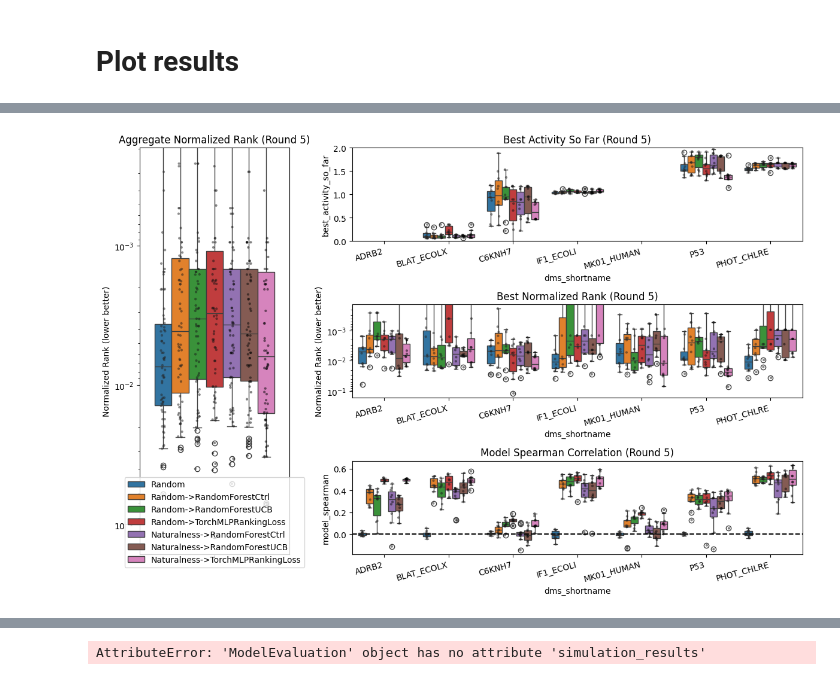
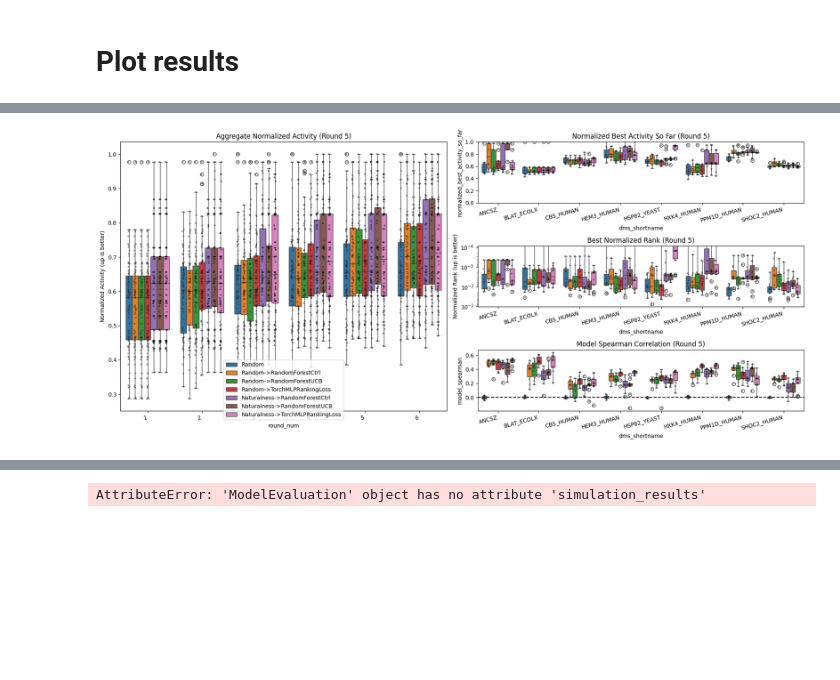
Before and after one commit to JBEI/foldy-internal, a Jupyter notebook: backend/src/notebooks/jacob/250315_test_folde_machinery.ipynb, the cells around one changed output, grey strips where cells are left out. Cells and saved outputs as stored; diff of their text form; code cells hidden in the pictures; blank space fills up the shorter version.

Commit message:
Improve FolDE API and support different embedding layers.

```diff
--- a/backend/src/notebooks/jacob/250315_test_folde_machinery.ipynb
+++ b/backend/src/notebooks/jacob/250315_test_folde_machinery.ipynb
@@ -24,7 +24,7 @@ from folde.campaign import simulate_campaign, simulate_campaigns
 from folde.types import FolDEModelConfig, ModelEvaluation
 # %%
 
-EMBEDDING_MODEL_ID = '300m'
+EMBEDDING_MODEL_ID = '300m_extras'
 NATURALNESS_MODEL_ID = '600m'
 
 print(f"Testing with embedding model: {EMBEDDING_MODEL_ID} and naturalness model: {NATURALNESS_MODEL_ID}")
@@ -33,5 +33,5 @@ available_datasets = get_available_proteingym_datasets(EMBEDDING_MODEL_ID, NATUR
 assert not available_datasets.empty
 print(f"Found {len(available_datasets)} available datasets")
 print("\nSample of available datasets:")
-display(available_datasets.head(5))
+display(available_datasets.head(10))
 # %% [output]
@@ -300,25 +301,40 @@ import seaborn as sns
 import matplotlib.gridspec as gridspec
 
 DMS_SHORTNAMES = {
-  'A0A140D2T1_ZIKV_Sourisseau_2019': "A0A140D2T1_ZIKV",
-  'A0A2Z5U3Z0_9INFA_Doud_2016': "A0A2Z5U3Z0_9INFA",
-  'ADRB2_HUMAN_Jones_2020': "ADRB2",
-  'BLAT_ECOLX_Stiffler_2015': "BLAT_ECOLX",
-  'C6KNH7_9INFA_Lee_2018': "C6KNH7",
-  'IF1_ECOLI_Kelsic_2016': "IF1_ECOLI",
+#   'A0A140D2T1_ZIKV_Sourisseau_2019': "A0A140D2T1_ZIKV",
+#   'A0A2Z5U3Z0_9INFA_Doud_2016': "A0A2Z5U3Z0_9INFA",
+#   'ADRB2_HUMAN_Jones_2020': "ADRB2",
+#   'BLAT_ECOLX_Stiffler_2015': "BLAT_ECOLX",
+#   'C6KNH7_9INFA_Lee_2018': "C6KNH7",
+#   'IF1_ECOLI_Kelsic_2016': "IF1_ECOLI",
+#   'MK01_HUMAN_Brenan_2016': "MK01_HUMAN",
+#   'P53_HUMAN_Giacomelli_2018_Null_Etoposide': "P53",
+#   'PHOT_CHLRE_Chen_2023': "PHOT_CHLRE",
+
+  'BLAT_ECOLX_Firnberg_2014': "BLAT_ECOLX",
+  'ANCSZ_Hobbs_2022': "ANCSZ",
+  'HXK4_HUMAN_Gersing_2022_activity': "HXK4_HUMAN",
+  'OXDA_RHOTO_Vanella_2023_activity': "OXDA_RHOTO",
+  'SHOC2_HUMAN_Kwon_2022': "SHOC2_HUMAN",
+  'ADRB2_HUMAN_Jones_2020': "ADRB2_HUMAN",
+  'CBS_HUMAN_Sun_2020': "CBS_HUMAN",
+  'P53_HUMAN_Giacomelli_2018_Null_Nutlin': "P53_Null",
+  'HSP82_YEAST_Flynn_2019': "HSP82_YEAST",
+  'P53_HUMAN_Giacomelli_2018_WT_Nutlin': "P53_WT",
   'MK01_HUMAN_Brenan_2016': "MK01_HUMAN",
-  'P53_HUMAN_Giacomelli_2018_Null_Etoposide': "P53",
-  'PHOT_CHLRE_Chen_2023': "PHOT_CHLRE",
+  'HEM3_HUMAN_Loggerenberg_2023': "HEM3_HUMAN",
+  'PPM1D_HUMAN_Miller_2022': "PPM1D_HUMAN",
 }
 
 ROUND = 5
 
 
-single_round_df = round_metrics_df[round_metrics_df.round_num == ROUND].copy()
-single_round_df['dms_shortname'] = single_round_df.dms_id.apply(lambda x: DMS_SHORTNAMES.get(x))
-single_round_df['config_name'] = single_round_df.config_name.apply(lambda x: 'EvolvePro (ESMC300M)' if x == 'EvolvePro' else x)
+plotting_df = round_metrics_df.copy()
+plotting_df['dms_shortname'] = plotting_df.dms_id.apply(lambda x: DMS_SHORTNAMES.get(x))
+plotting_df['config_name'] = plotting_df.config_name.apply(lambda x: 'EvolvePro (ESMC300M)' if x == 'EvolvePro' else x)
 
-single_round_df['inv_best_percentile_so_far'] = single_round_df.best_percentile_so_far.apply(lambda x: 1.0-x)
+plotting_df['inv_best_percentile_so_far'] = plotting_df.best_percentile_so_far.apply(lambda x: 1.0-x)
+single_round_df = plotting_df[plotting_df.round_num == ROUND]
 
 
 def plot_metric_panel(ax, df, y_column, x_column='dms_shortname', hue_column='config_name', legend=False):
@@ -335,8 +351,8 @@ def plot_metric_panel(ax, df, y_column, x_column='dms_shortname', hue_column='co
         ax.legend(bbox_to_anchor=(0.5, .2), loc='upper center')
 # Set up the figure with three subplots
 
-fig = plt.figure(figsize=(12, 8))
-gs = gridspec.GridSpec(3, 2, width_ratios=[1, 3])  # 3 rows, 2 columns
+fig = plt.figure(figsize=(18, 8))
+gs = gridspec.GridSpec(3, 2, width_ratios=[3, 3])  # 3 rows, 2 columns
 
 # Left column: One plot spanning all 3 rows
 ax1 = fig.add_subplot(gs[:, 0])
@@ -347,17 +363,19 @@ fig.tight_layout(pad=3.0)
 
 
 # Middle panel: best_percentile_so_far
-plot_metric_panel(ax1, single_round_df, 'inv_best_percentile_so_far', x_column=None, legend=True)
-ax1.set_title(f'Aggregate Normalized Rank (Round {ROUND})')
-# ax2.set_ylim(0.95, 1.0)
-ax1.set_yscale('log')
-ax1.set_ylabel('Normalized Rank (up is better)')
-ax1.set_ylim(ax1.get_ylim()[::-1])  # This flips the axis
+# plot_metric_panel(ax1, plotting_df, 'inv_best_percentile_so_far', x_column='round_num', legend=True)
+# ax1.set_title(f'Aggregate Normalized Rank (Round {ROUND})')
+# ax1.set_yscale('log')
+# ax1.set_ylabel('Normalized Rank (up is better)')
+plot_metric_panel(ax1, plotting_df, 'normalized_best_activity_so_far', x_column='round_num', legend=True)
+ax1.set_title(f'Aggregate Normalized Activity (Round {ROUND})')
+ax1.set_ylabel('Normalized Activity (up is better)')
 
 # Top panel: best_activity_so_far
-plot_metric_panel(ax2, single_round_df, 'best_activity_so_far', legend=False)
-ax2.set_title(f'Best Activity So Far (Round {ROUND})')
-ax2.set_ylim(0,2)
+# plot_metric_panel(ax2, single_round_df, 'best_activity_so_far', legend=False)
+plot_metric_panel(ax2, single_round_df, 'normalized_best_activity_so_far', legend=False)
+ax2.set_title(f'Normalized Best Activity So Far (Round {ROUND})')
+ax2.set_ylim(0,1)
 
 # Middle panel: best_percentile_so_far
 plot_metric_panel(ax3, single_round_df, 'inv_best_percentile_so_far', legend=False)
@@ -384,16 +407,16 @@ Setting a gradient palette using color= is deprecated and will be removed in v0.
 
 Setting a gradient palette using color= is deprecated and will be removed in v0.14.0. Set `palette='dark:black'` for the same effect.
 
   sns.stripplot(data=df, x=x_column, y=y_column, hue=hue_column,
 
 Setting a gradient palette using color= is deprecated and will be removed in v0.14.0. Set `palette='dark:black'` for the same effect.
 
   sns.stripplot(data=df, x=x_column, y=y_column, hue=hue_column,
 
 Setting a gradient palette using color= is deprecated and will be removed in v0.14.0. Set `palette='dark:black'` for the same effect.
 
   sns.stripplot(data=df, x=x_column, y=y_column, hue=hue_column,
-[figure, old version]
+[figure, new version]
 # %%
 DMS_ID_TO_PLOT = 'ADRB2_HUMAN_Jones_2020'  #C6KNH7_9INFA_Lee_2018
 SIM_ID_TO_PLOT = 3
```
Also changed, not shown: parts of 8 cells of this notebook, 13 other files.
